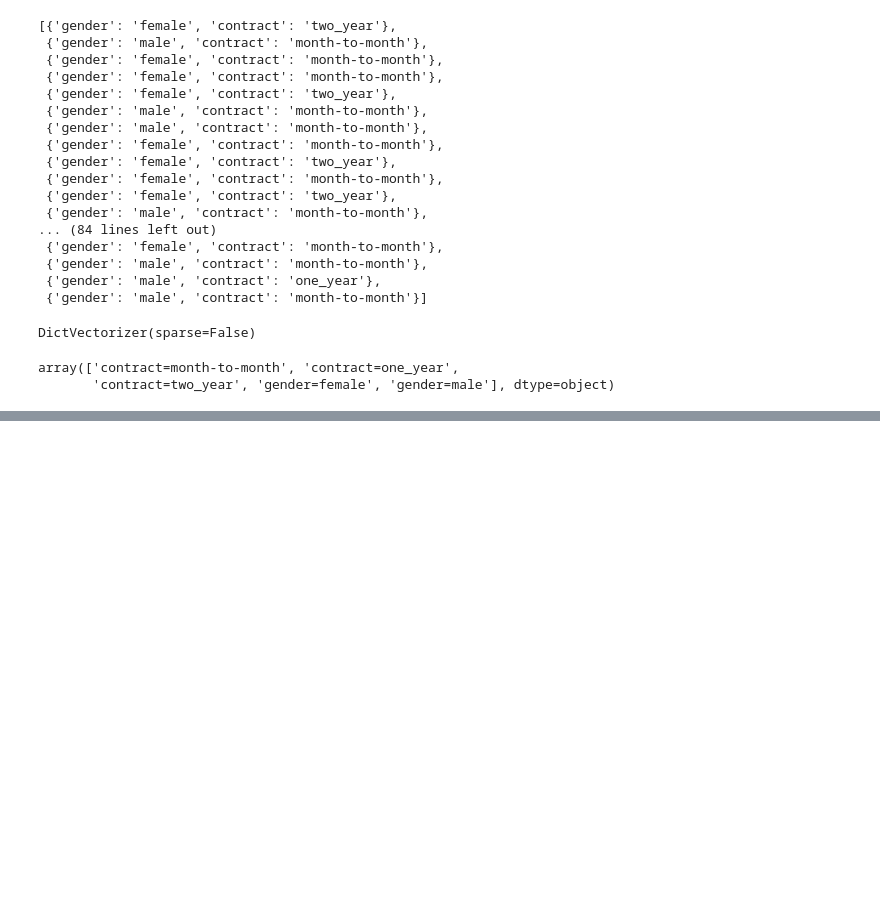
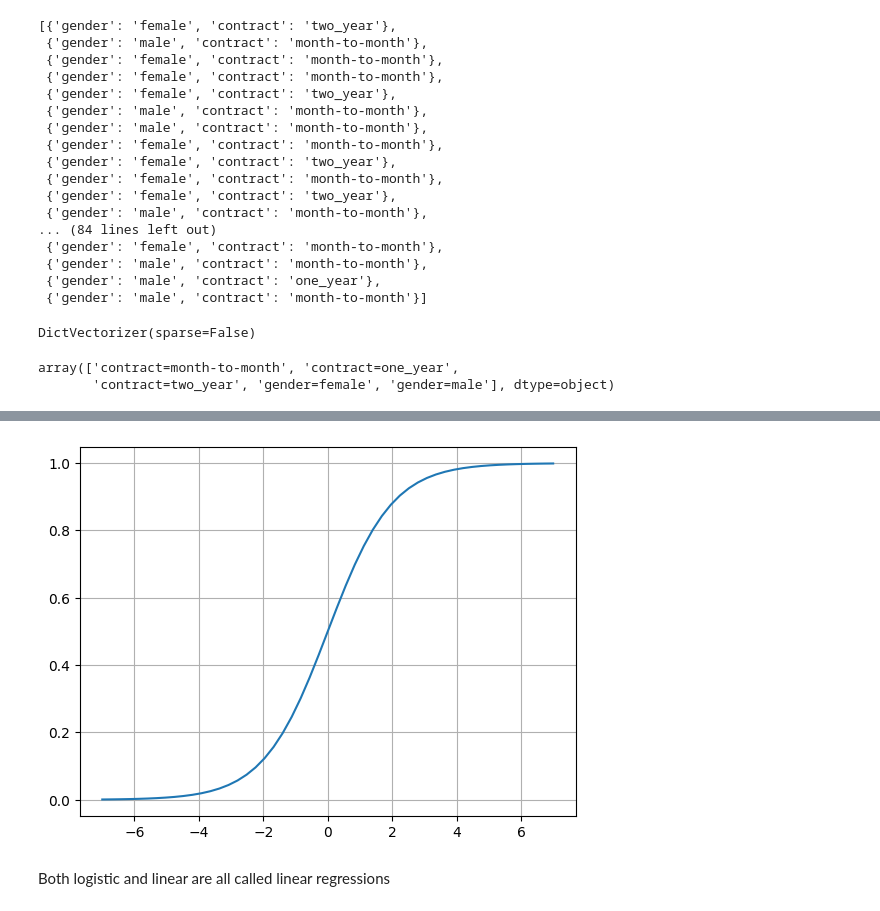
Before and after one commit to khvatov/machine-learning-zoomcamp-homework, a Jupyter notebook: 03-churn/chrun_practice.ipynb, the cells around one changed output, grey strips where cells are left out. Saved outputs shown, nothing was run; the diff lists cells and outputs as text; code cells hidden in the pictures; blank space fills up the shorter version.

```diff
--- a/03-churn/chrun_practice.ipynb
+++ b/03-churn/chrun_practice.ipynb
@@ -490,0 +640,6 @@ dv.transform(dicts)
+# %%
+def sigmoid(z):
+    return 1/(1+np.exp(-z))
+# %%
+z=np.linspace(-7, 7, 51)
+z
@@ -490,0 +676,6 @@ dv.transform(dicts)
+# %%
+fix, ax = plt.subplots()
+ax.plot(z, sigmoid(z))
+ax.grid()
+# %% [output]
+[figure, added]
@@ -490,0 +698,2 @@ dv.transform(dicts)
+# %% [markdown]
+Both logistic and linear are all called linear regressions
```
Also changed, not shown: parts of 24 cells of this notebook, 1 other file.
